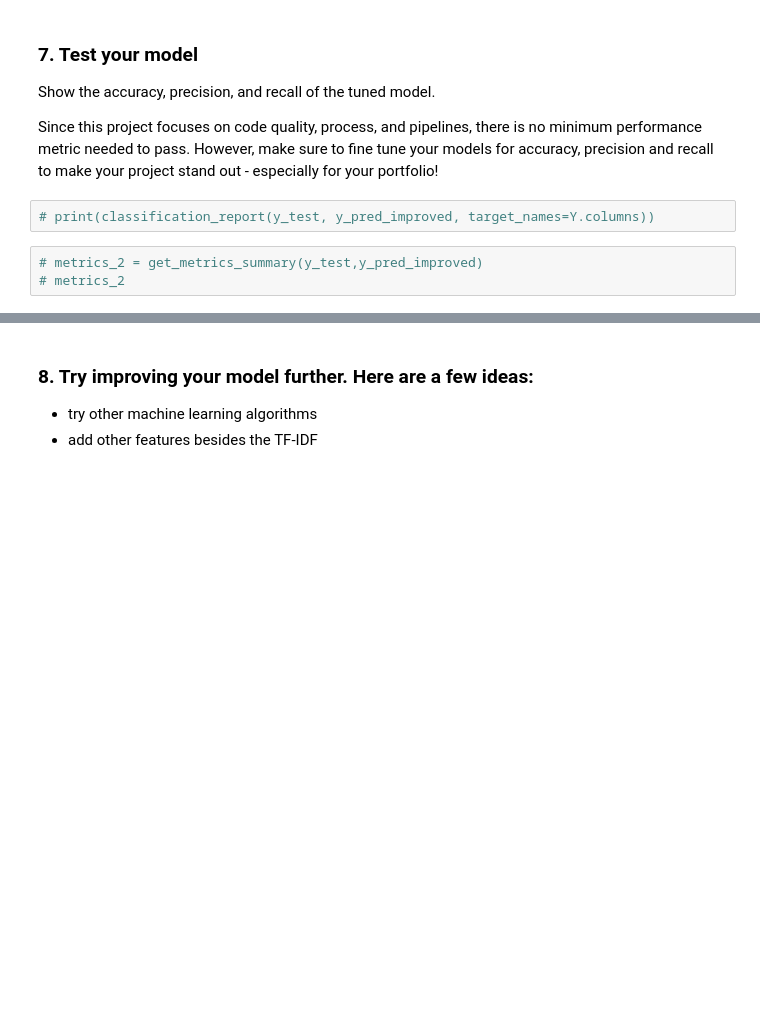
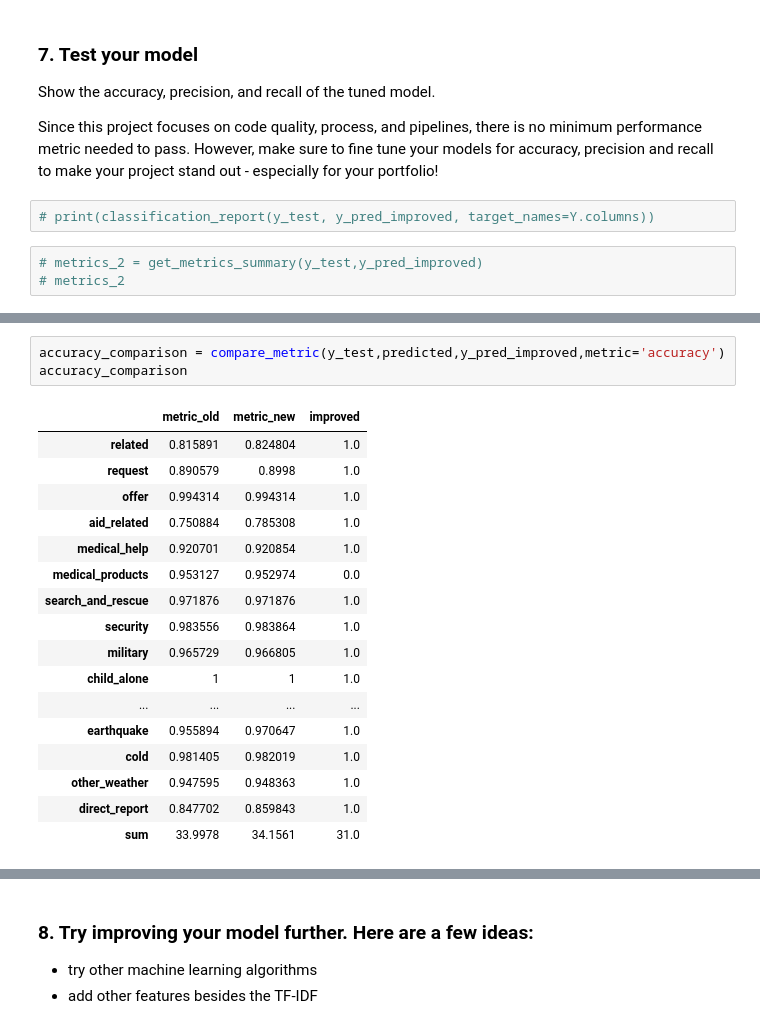
Before and after one commit to dagmaraw/disaster-response-pipelines, a Jupyter notebook: ML Pipeline Preparation.ipynb, the cells around one changed output, grey strips where cells are left out. Saved outputs shown, nothing was run; the diff lists cells and outputs as text; blank space fills up the shorter version.

```diff
--- a/ML Pipeline Preparation.ipynb
+++ b/ML Pipeline Preparation.ipynb
@@ -375,3 +444,24 @@ metrics_comparison
+# %%
+accuracy_comparison = compare_metric(y_test,predicted,y_pred_improved,metric='accuracy')
+accuracy_comparison
+# %% [output]
+|  | metric_old | metric_new | improved |
+| related | 0.815891 | 0.824804 | 1.0 |
+| request | 0.890579 | 0.8998 | 1.0 |
+| offer | 0.994314 | 0.994314 | 1.0 |
+| aid_related | 0.750884 | 0.785308 | 1.0 |
+| medical_help | 0.920701 | 0.920854 | 1.0 |
+| medical_products | 0.953127 | 0.952974 | 0.0 |
+| search_and_rescue | 0.971876 | 0.971876 | 1.0 |
+| security | 0.983556 | 0.983864 | 1.0 |
+| military | 0.965729 | 0.966805 | 1.0 |
+| child_alone | 1 | 1 | 1.0 |
+| ... | ... | ... | ... |
+| earthquake | 0.955894 | 0.970647 | 1.0 |
+| cold | 0.981405 | 0.982019 | 1.0 |
+| other_weather | 0.947595 | 0.948363 | 1.0 |
+| direct_report | 0.847702 | 0.859843 | 1.0 |
+| sum | 33.9978 | 34.1561 | 31.0 |
 # %%
 cv.best_params_
 
```
Also changed, not shown: parts of 27 cells of this notebook.
